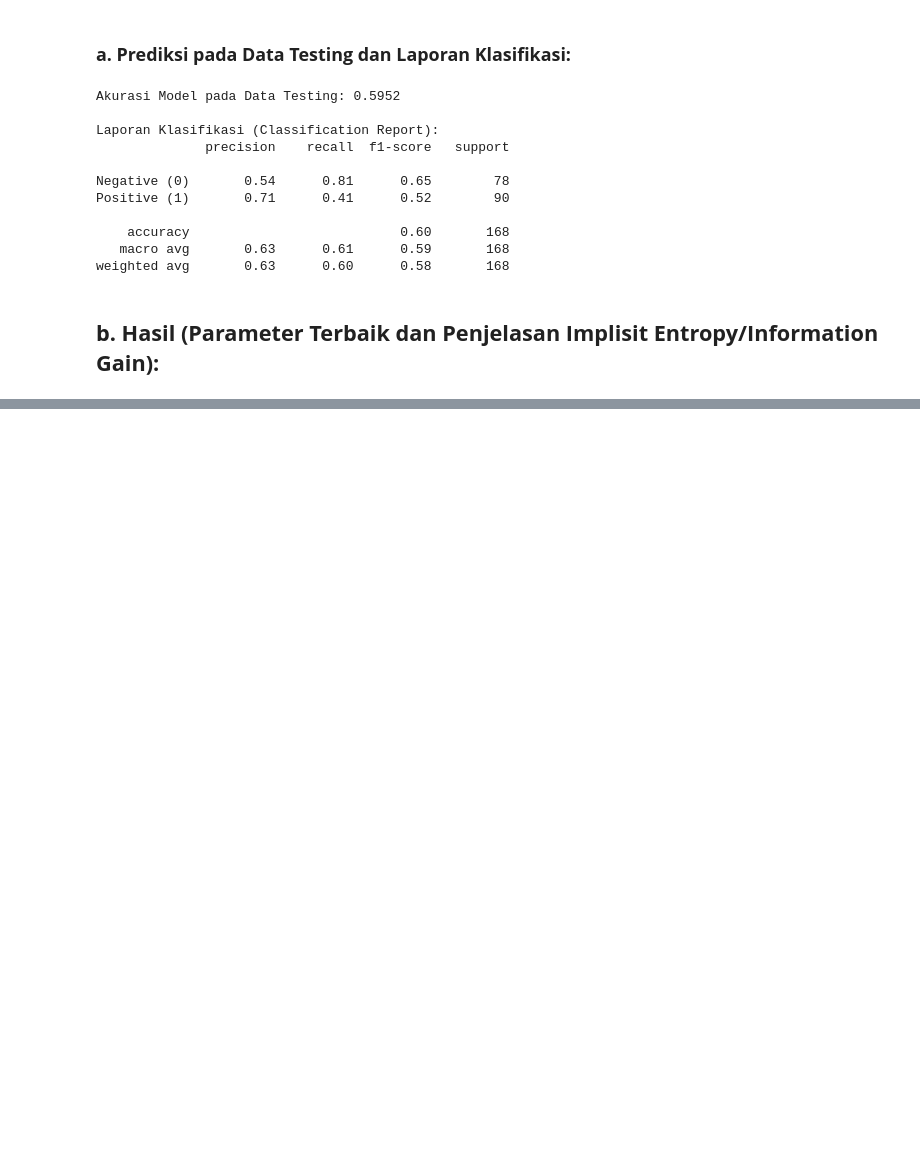
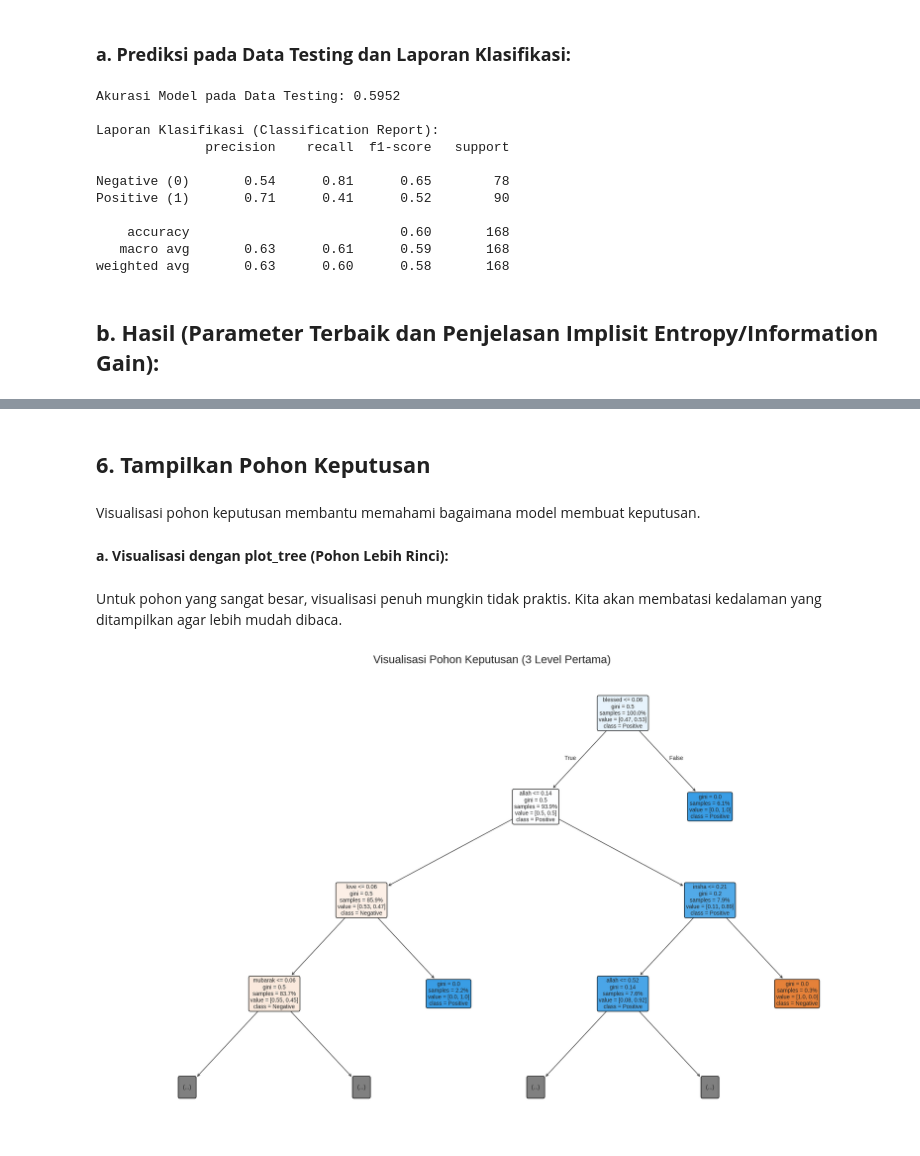
Before and after one commit to LatiefDataVisionary/text-mining-and-natural-language-processing-college-task, a Jupyter notebook: notebooks/decision_tree_model.ipynb, the cells around one changed output, grey strips where cells are left out. Drawn from its saved outputs; the diff is of its cells as text; code cells hidden in the pictures; blank space fills up the shorter version.

```diff
--- a/notebooks/decision_tree_model.ipynb
+++ b/notebooks/decision_tree_model.ipynb
@@ -394,0 +390,26 @@ Scikit-learn secara otomatis melakukan perhitungan ini saat melatih model Decisi
+# %% [markdown]
+## **6. Tampilkan Pohon Keputusan**
+# %% [markdown]
+Visualisasi pohon keputusan membantu memahami bagaimana model membuat keputusan.
+# %% [markdown]
+**a. Visualisasi dengan plot_tree (Pohon Lebih Rinci):**
+# %% [markdown]
+Untuk pohon yang sangat besar, visualisasi penuh mungkin tidak praktis. Kita akan membatasi kedalaman yang ditampilkan agar lebih mudah dibaca.
+# %%
+# Menampilkan pohon keputusan (misalnya, 3 level pertama untuk kejelasan)
+plt.figure(figsize=(25, 15), dpi=100) # Ukuran bisa disesuaikan
+plot_tree(
+    best_dt_model,
+    filled=True,
+    feature_names = tfidf.get_feature_names_out(),
+    class_names=['Negative', 'Positive'],
+    max_depth=3,          # Batasi kedalaman pohon yang ditampilkan
+    fontsize=10,          # Ukuran font
+    proportion=True,      # Tampilkan proporsi sampel, bukan jumlah absolut
+    rounded=True,         # Node dengan sudut membulat
+    precision=2           # Jumlah angka di belakang koma untuk nilai
+)
+plt.title('Visualisasi Pohon Keputusan (3 Level Pertama)', fontsize=20)
+plt.show()
+# %% [output]
+[figure, added]
```
Also changed, not shown: parts of 2 cells of this notebook.
